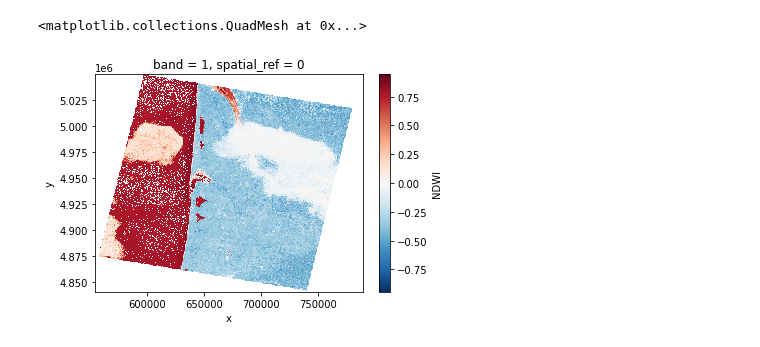
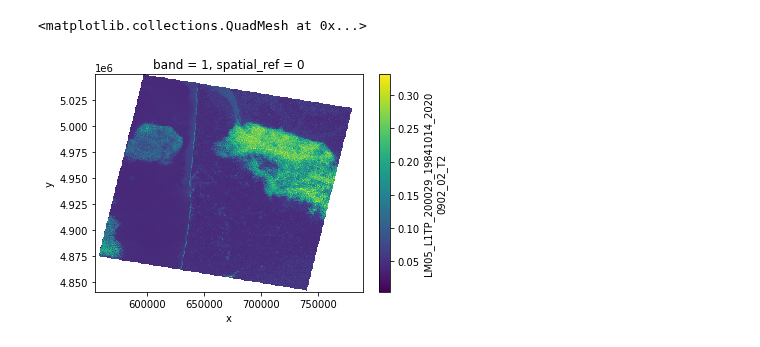
Before and after one commit to sertit/eoreader, a Jupyter notebook: docs/_build/.jupyter_cache/executed/1b6567a852e3982ee19bbb8c869b1770/base.ipynb, the cells around one changed output. Drawn from its saved outputs; the diff is of its cells as text; code cells hidden in the pictures.

```diff
--- a/docs/_build/.jupyter_cache/executed/1b6567a852e3982ee19bbb8c869b1770/base.ipynb
+++ b/docs/_build/.jupyter_cache/executed/1b6567a852e3982ee19bbb8c869b1770/base.ipynb
@@ -19,0 +58,12 @@ prod = eoreader.open(path) # No need to unarchive here
+# %%
+from eoreader.env_vars import DEM_PATH
+# Select the bands you want to load
+bands = [GREEN, NDVI, TIR_1, CLOUDS, SHADOWS]
+
+# Compute DEM band only if you have set a DEM in your environment path
+if DEM_PATH in os.environ:
+    bands.append(HILLSHADE)
+
+# Be sure they exist for Landsat-5 MSS sensor:
+ok_bands = [band for band in bands if prod.has_band(band)]
+print(to_str(ok_bands)) # Landsat-5 MSS doesn't provide TIR and SHADOWS bands
@@ -20,4 +72,4 @@ prod = eoreader.open(path) # No need to unarchive here
 # %%
 # Load those bands as a dict of xarray.DataArray
-band_dict = prod.load(NDWI)
-ndwi = band_dict[NDWI]
+band_dict = prod.load(ok_bands)
+band_dict[GREEN]
@@ -24,9 +90,9 @@ ndwi = band_dict[NDWI]
 # %%
 # The nan corresponds to the nodata you see on the footprint
 %matplotlib inline
 
 # Plot a subsampled version
-ndwi.copy()[:, ::10, ::10].plot()
+band_dict[GREEN][:, ::10, ::10].plot()
 # %% [output]
 <matplotlib.collections.QuadMesh at 0x...>
-[figure, old version]
+[figure, new version]
```
Also changed, not shown: parts of 13 cells of this notebook, 5 other files.
